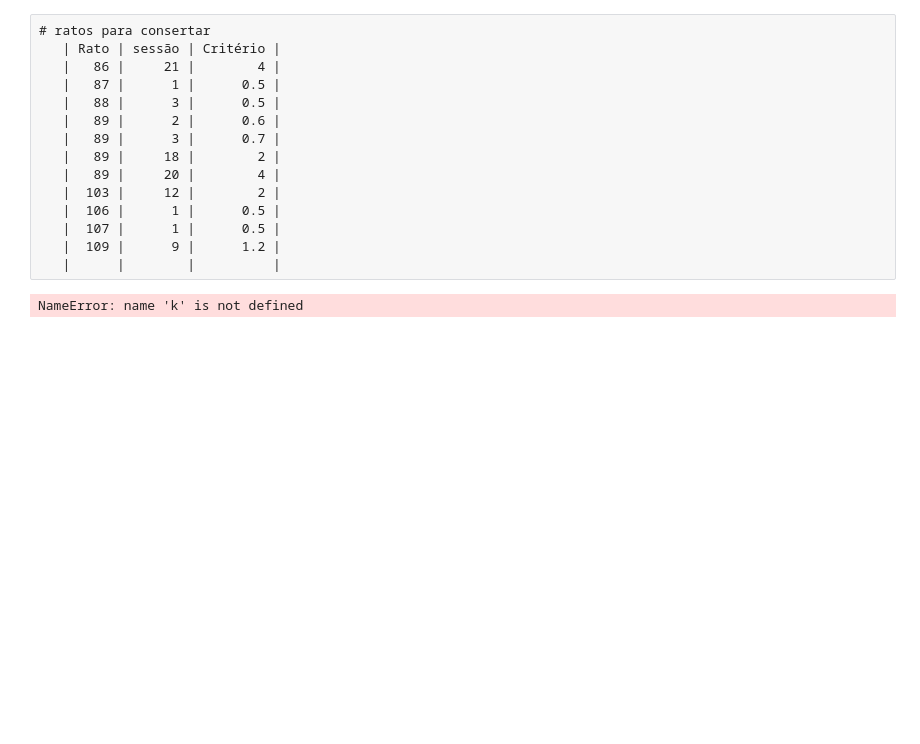
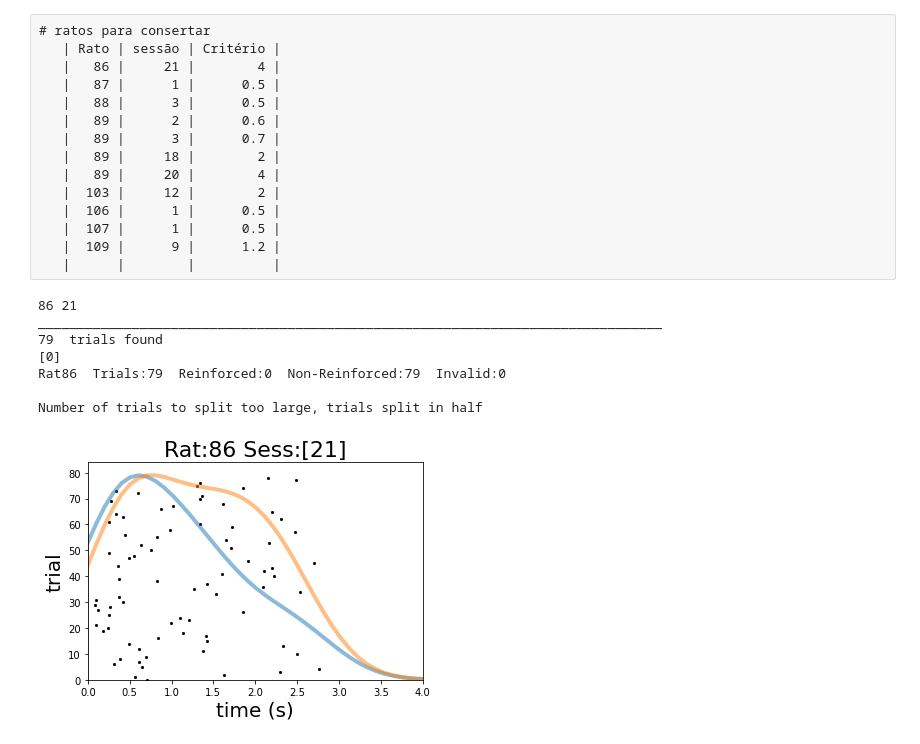
Before and after one commit to marceloreyes/drrd, a Jupyter notebook: python/testDrrd.ipynb, the cells around one changed output. Drawn from its saved outputs; the diff is of its cells as text; code cells hidden in the pictures; blank space fills up the shorter version.

```diff
--- a/python/testDrrd.ipynb
+++ b/python/testDrrd.ipynb
@@ -152,8 +155,15 @@ plt.stairs(y[:-1],x)
 bad_animals  = [86, 87, 88, 89, 89, 89, 89, 103, 106, 107, 109]
 bad_sessions = [21,  1,  3,  2,  3, 18, 20,  12,   1,   1,   9]
 # %%
+k=0
 print(bad_animals[k],bad_sessions[k])
-D = drrd(prefix= 'AH0', animalID= bad_animals[k], sessions= [bad_sessions[k]], dataPath= dataPathAH, events_to_eliminate= None)
-D
+D = dr.drrd(prefix= 'AH0', animalID= bad_animals[k], sessions= [bad_sessions[k]], dataPath= dataPathAH, events_to_eliminate= None)
 # %% [output]
-NameError: name 'k' is not defined
+86 21
+________________________________________________________________________________
+79  trials found
+[0]
+Rat86  Trials:79  Reinforced:0  Non-Reinforced:79  Invalid:0
+
+Number of trials to split too large, trials split in half
+[figure, added]
```
Also changed, not shown: parts of 41 cells of this notebook.
